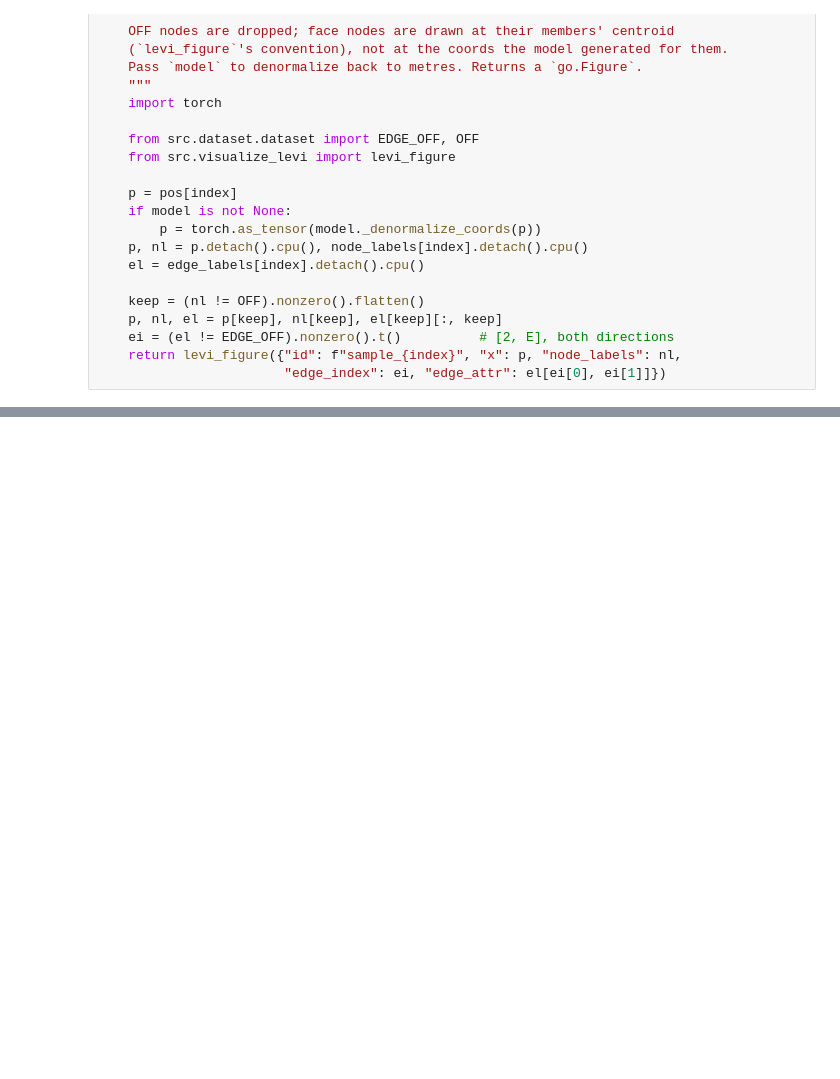
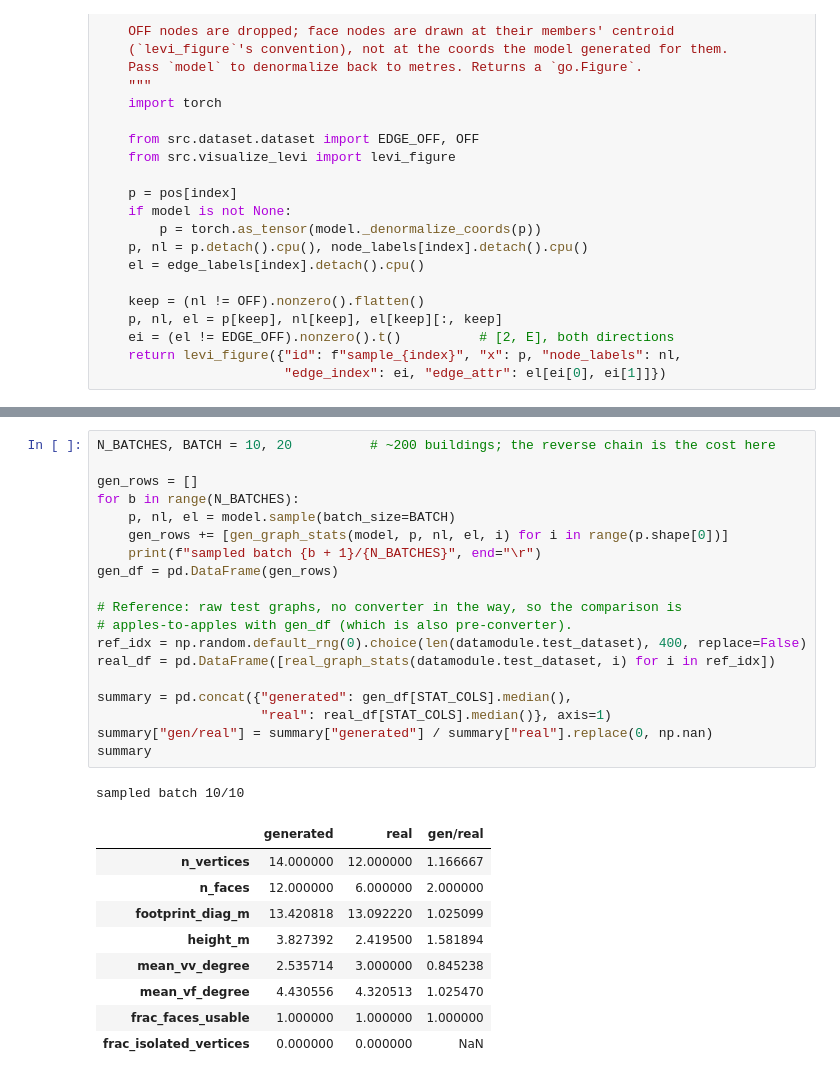
Before and after one commit to maxim-mat/lod-generation, a Jupyter notebook: notebooks/test_generated.ipynb, the cells around one changed output, grey strips where cells are left out. Drawn from its saved outputs; the diff is of its cells as text; blank space fills up the shorter version.

```diff
--- a/notebooks/test_generated.ipynb
+++ b/notebooks/test_generated.ipynb
@@ -185,0 +582,30 @@ fig2.show()
+# %%
+N_BATCHES, BATCH = 10, 20          # ~200 buildings; the reverse chain is the cost here
+
+gen_rows = []
+for b in range(N_BATCHES):
+    p, nl, el = model.sample(batch_size=BATCH)
+    gen_rows += [gen_graph_stats(model, p, nl, el, i) for i in range(p.shape[0])]
+    print(f"sampled batch {b + 1}/{N_BATCHES}", end="\r")
+gen_df = pd.DataFrame(gen_rows)
+
+# Reference: raw test graphs, no converter in the way, so the comparison is
+# apples-to-apples with gen_df (which is also pre-converter).
+ref_idx = np.random.default_rng(0).choice(len(datamodule.test_dataset), 400, replace=False)
+real_df = pd.DataFrame([real_graph_stats(datamodule.test_dataset, i) for i in ref_idx])
+
+summary = pd.concat({"generated": gen_df[STAT_COLS].median(),
+                     "real": real_df[STAT_COLS].median()}, axis=1)
+summary["gen/real"] = summary["generated"] / summary["real"].replace(0, np.nan)
+summary
+# %% [output]
+sampled batch 10/10
+|  | generated | real | gen/real |
+| n_vertices | 14.000000 | 12.000000 | 1.166667 |
+| n_faces | 12.000000 | 6.000000 | 2.000000 |
+| footprint_diag_m | 13.420818 | 13.092220 | 1.025099 |
+| height_m | 3.827392 | 2.419500 | 1.581894 |
+| mean_vv_degree | 2.535714 | 3.000000 | 0.845238 |
+| mean_vf_degree | 4.430556 | 4.320513 | 1.025470 |
+| frac_faces_usable | 1.000000 | 1.000000 | 1.000000 |
+| frac_isolated_vertices | 0.000000 | 0.000000 | NaN |
```
Also changed, not shown: parts of 13 cells of this notebook, 7 other files.
